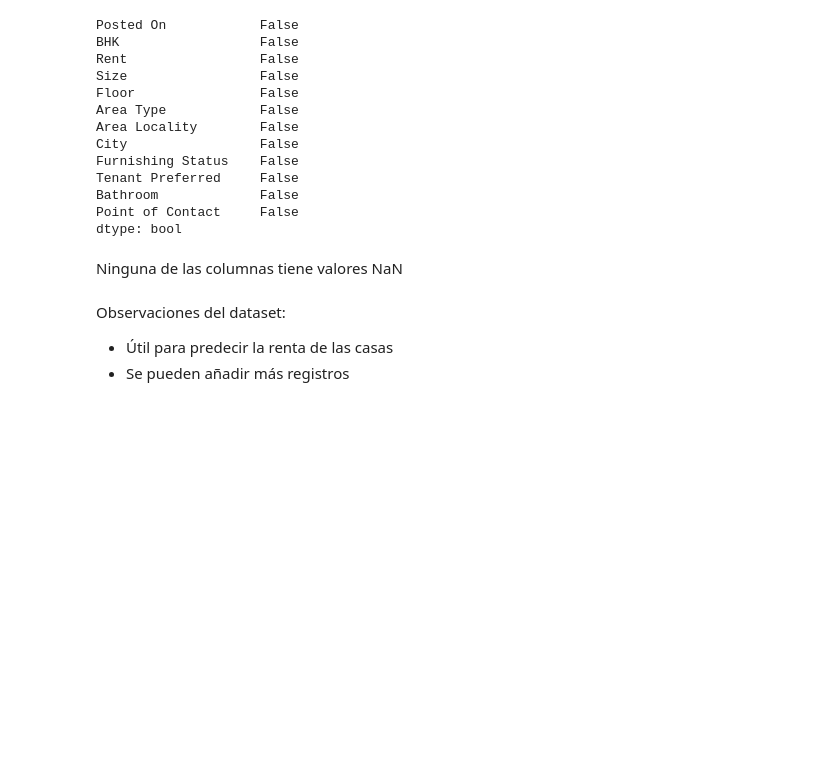
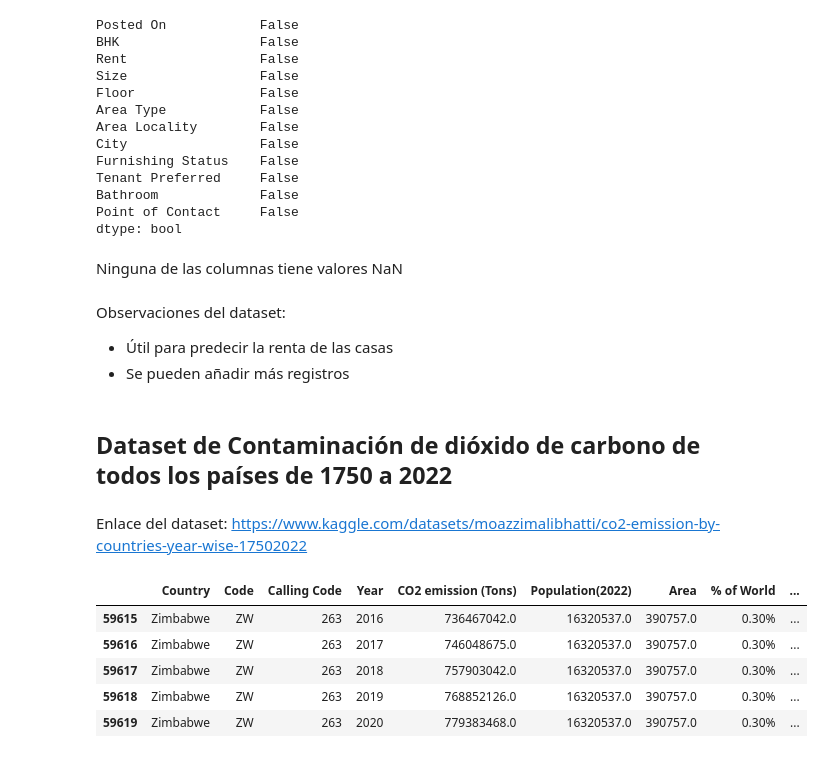
Before and after one commit to PosgradoMNA/actividades-del-projecto-equipo-48, a Jupyter notebook: Actividad_1_de_proyecto_final.ipynb, the cells around one changed output. Cells and saved outputs as stored; diff of their text form; code cells hidden in the pictures; blank space fills up the shorter version.

```diff
--- a/Actividad_1_de_proyecto_final.ipynb
+++ b/Actividad_1_de_proyecto_final.ipynb
@@ -89,3 +89,18 @@ Ninguna de las columnas tiene valores NaN
 Observaciones del dataset:
 * Útil para predecir la renta de las casas
 * Se pueden añadir más registros
+# %% [markdown]
+## Dataset de Contaminación de dióxido de carbono de todos los países de 1750 a 2022
+# %% [markdown]
+Enlace del dataset: https://www.kaggle.com/datasets/moazzimalibhatti/co2-emission-by-countries-year-wise-17502022
+# %%
+df3=pd.read_csv("CO2 emission by countries.csv", encoding = "ISO-8859-1")
+# %%
+df3.tail()
+# %% [output]
+|  | Country | Code | Calling Code | Year | CO2 emission (Tons) | Population(2022) | Area | % of World | ... |
+| 59615 | Zimbabwe | ZW | 263 | 2016 | 736467042.0 | 16320537.0 | 390757.0 | 0.30% | ... |
+| 59616 | Zimbabwe | ZW | 263 | 2017 | 746048675.0 | 16320537.0 | 390757.0 | 0.30% | ... |
+| 59617 | Zimbabwe | ZW | 263 | 2018 | 757903042.0 | 16320537.0 | 390757.0 | 0.30% | ... |
+| 59618 | Zimbabwe | ZW | 263 | 2019 | 768852126.0 | 16320537.0 | 390757.0 | 0.30% | ... |
+| 59619 | Zimbabwe | ZW | 263 | 2020 | 779383468.0 | 16320537.0 | 390757.0 | 0.30% | ... |
```
Also changed, not shown: parts of 4 cells of this notebook.
